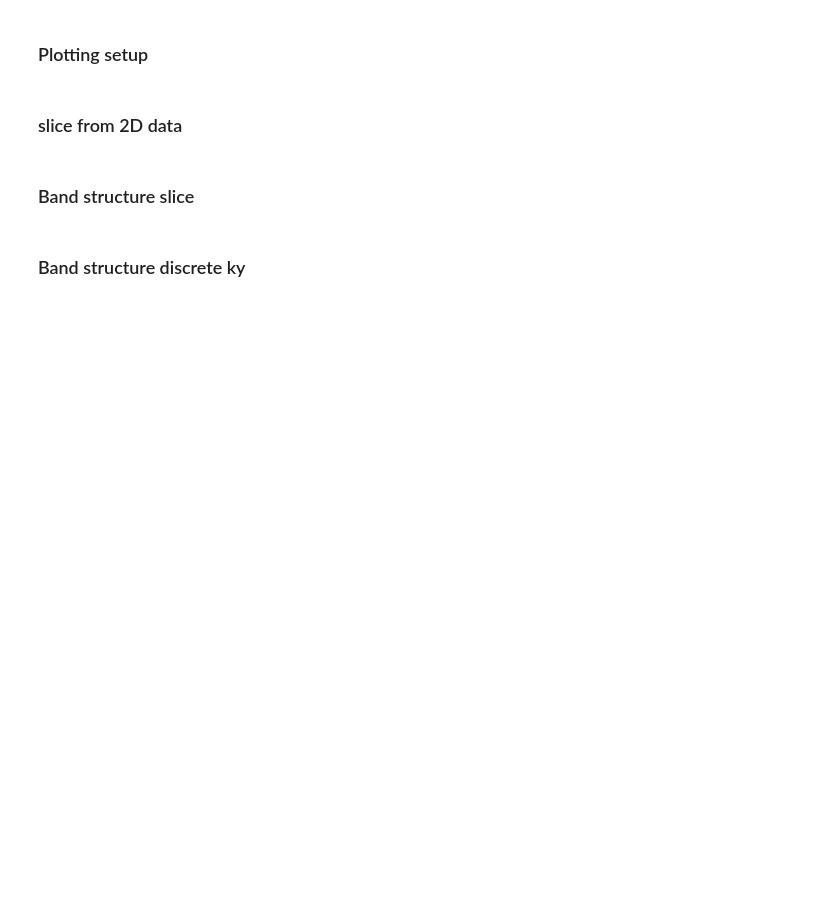
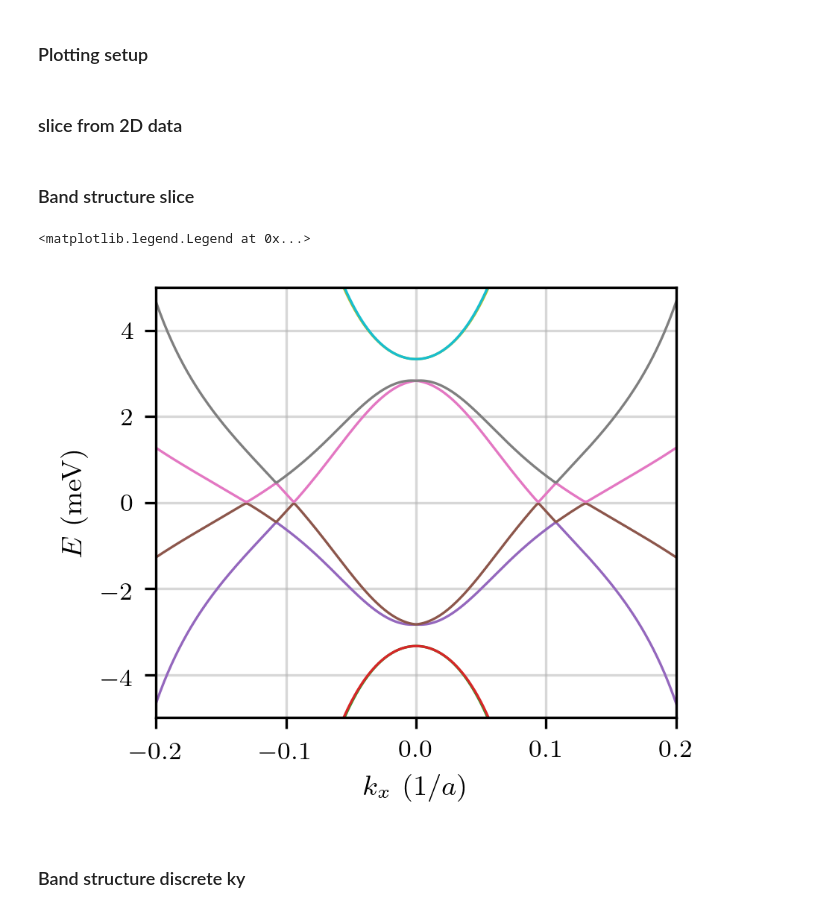
Before and after one commit to piotr-zeberek/LAOSTO-Topology-MSc, a Jupyter notebook: plot.ipynb, the cells around one changed output. Saved outputs shown, nothing was run; the diff lists cells and outputs as text; code cells hidden in the pictures; blank space fills up the shorter version.

```diff
--- a/plot.ipynb
+++ b/plot.ipynb
@@ -123,24 +123,27 @@ def get_vertical_slice(x, y, z, axis, offset=0.0):
 # %%
 k, *energies = load_data(f"BS_slice.dat")
 for band_idx, E in enumerate(energies):
     plt.plot(k, E)
 
 plt.xlim(-0.2, 0.2)
 # plt.xlim(-0.05, 0.05)
 # plt.ylim(-0.5, 0.5)
-# plt.ylim(-5, 5)
-plt.ylim(-10, 10)
+plt.ylim(-5, 5)
+# plt.ylim(-10, 10)
 # plt.ylim(-0.1, 0.1)
 # plt.ylim(-0.05, 0.05)
 # plt.ylim(-50, 50)
 set_labels(r"$k_x\ (1/a)$ ", r"$E$ (meV)",)# r"$\mu = 0.0$ meV, $k_y = 0.0$")
 
 # plt.axhline(0.02, color="black", linestyle="--", linewidth=0.5)
-plt.axhline(3.333, color="red", linestyle="--", linewidth=0.5, label=r"$\mu_{top}$")
-plt.axhline(-2.83022409, color="blue", linestyle="--", linewidth=0.5, label=r"$\mu_{bottom}$")
+# plt.axhline(3.333, color="red", linestyle="--", linewidth=0.5, label=r"$\mu_{top}$")
+# plt.axhline(-2.83022409, color="blue", linestyle="--", linewidth=0.5, label=r"$\mu_{bottom}$")
 plt.grid(alpha=0.5)
 plt.legend()
-save_plot("BS_slice.png")
+# save_plot("BS_slice.png")
+# %% [output]
+<matplotlib.legend.Legend at 0x...>
+[figure, added]
 # %% [markdown]
 ### Band structure discrete ky
 # %%
```
Also changed, not shown: parts of 11 cells of this notebook, 9 other files.
